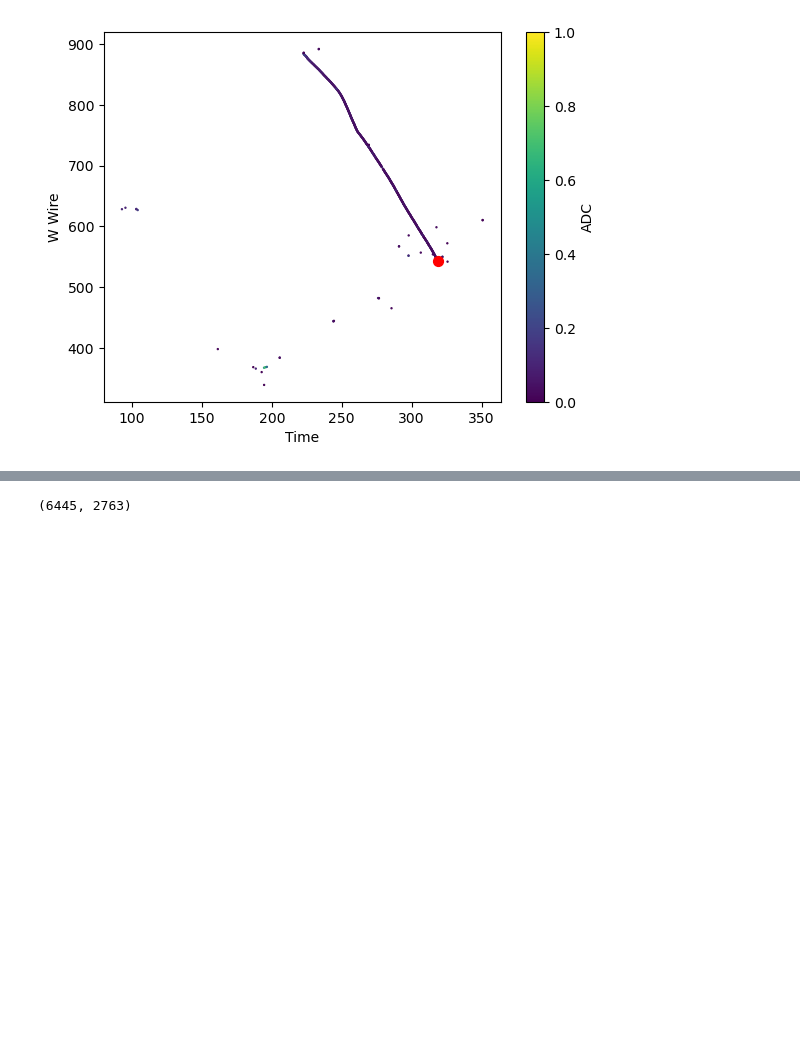
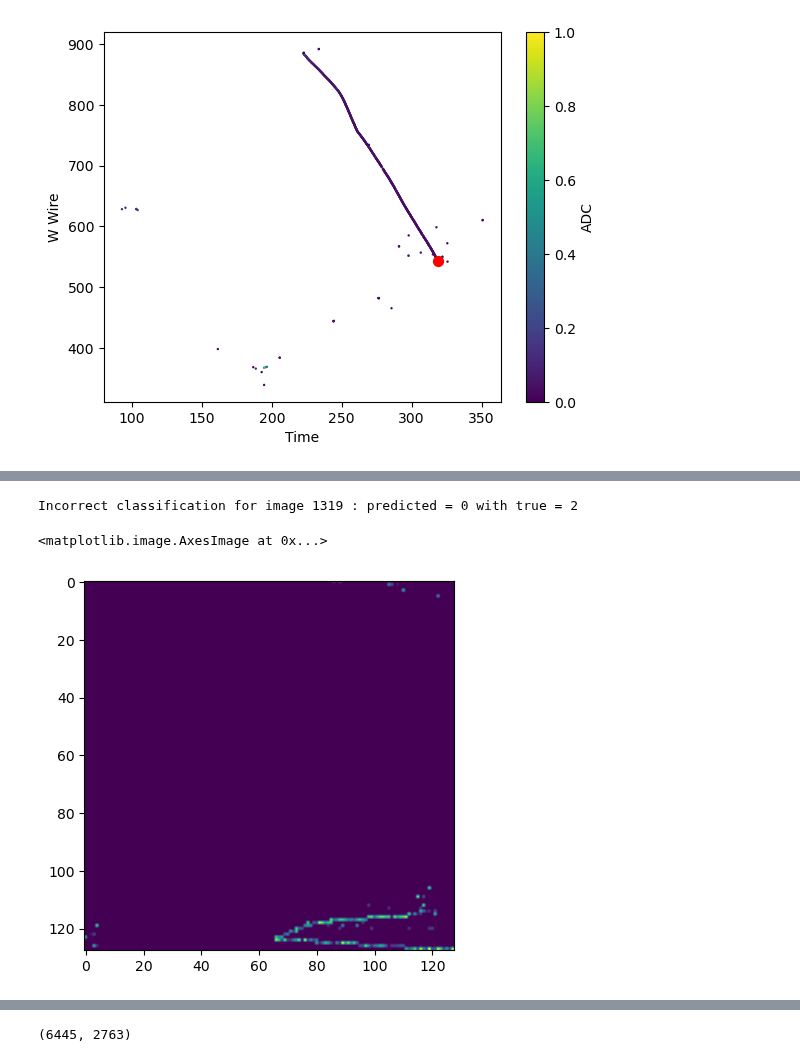
Before and after one commit to mohummudh/neutrinos-dune, a Jupyter notebook: mohammed/CNN/CNN.ipynb, the cells around one changed output, grey strips where cells are left out. Cells and saved outputs as stored; diff of their text form; code cells hidden in the pictures; blank space fills up the shorter version.

```diff
--- a/mohammed/CNN/CNN.ipynb
+++ b/mohammed/CNN/CNN.ipynb
@@ -154,0 +177,13 @@ def image():
+# %%
+# model 1
+
+input_layer = keras.layers.Input(x_train[0].shape)
+x = keras.layers.Conv2D(32, (3,3), activation='relu')(input_layer) # Replace None with a 2D convolution with 32 filters of size (3,3) and relu activation
+x = keras.layers.MaxPooling2D((2,2))(x) # Replace None with a MaxPooling2D layer to downsample by a factor of 2 in both dimensions
+x = keras.layers.Dropout(0.25)(x) # Replace None with a droput layer with a fraction of 0.25
+# x = keras.layers.Conv2D(32, (3,3), activation='relu')(x)
+# x = keras.layers.MaxPooling2D((2,2))(x)
+x = keras.layers.Flatten()(x)
+x = keras.layers.Dense(num_classes, activation='softmax')(x) # Replace None with a final dense output layer with num_classes neurons and softmax activation
+cnn_model = keras.Model(input_layer, x)
+cnn_model.summary()
@@ -154,0 +208,21 @@ def image():
+# %%
+# The batch size controls the number of images that are processed simultaneously
+batch_size = 128
+# The number of epochs that we want to train the network for
+epochs = 5
+# The learning rate (step size in gradient descent)
+learning_rate = 0.001
+# %%
+# Define the loss function - for a multi-class classification task we need to
+# use categorical crossentropy loss
+loss_function = keras.losses.categorical_crossentropy
+# The optimiser performs the gradient descent for us. There are a few different
+# algorithms, but Adam is one of the more popular ones
+optimiser = keras.optimizers.legacy.Adam(learning_rate=learning_rate)
+# Now we compile the model with the loss function and optimiser
+cnn_model.compile(loss=loss_function, optimizer=optimiser, metrics=['accuracy'])
+# %%
+# Train the model using the training data with the true target outputs.
+# Fill in the required arguments using the clues given above
+cnn_model.fit(x = x_train, y = y_train, batch_size = batch_size, epochs = epochs,
+              validation_data = (x_test, y_test), verbose = 1)
@@ -154,0 +269,14 @@ def image():
+# %%
+# Now you can modify this part to draw different images from the failures list
+# You can change the value of im to look at different failures
+im = 334
+image_to_plot = x_test[incorrect_indices[im][0]]
+fig, ax = plt.subplots(1, 1)
+print('Incorrect classification for image',incorrect_indices[im][0],
+      ': predicted =',incorrect_indices[im][1],
+      'with true =',incorrect_indices[im][2])
+ax.imshow(image_to_plot)
+# %% [output]
+Incorrect classification for image 1319 : predicted = 0 with true = 2
+<matplotlib.image.AxesImage at 0x...>
+[figure, added]
```
Also changed, not shown: parts of 58 cells of this notebook, 7 other files.
